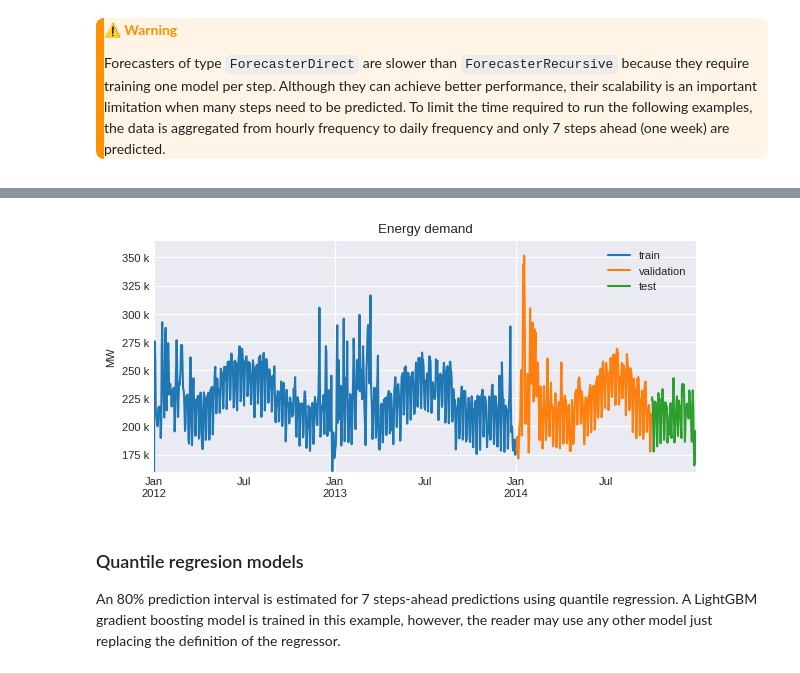
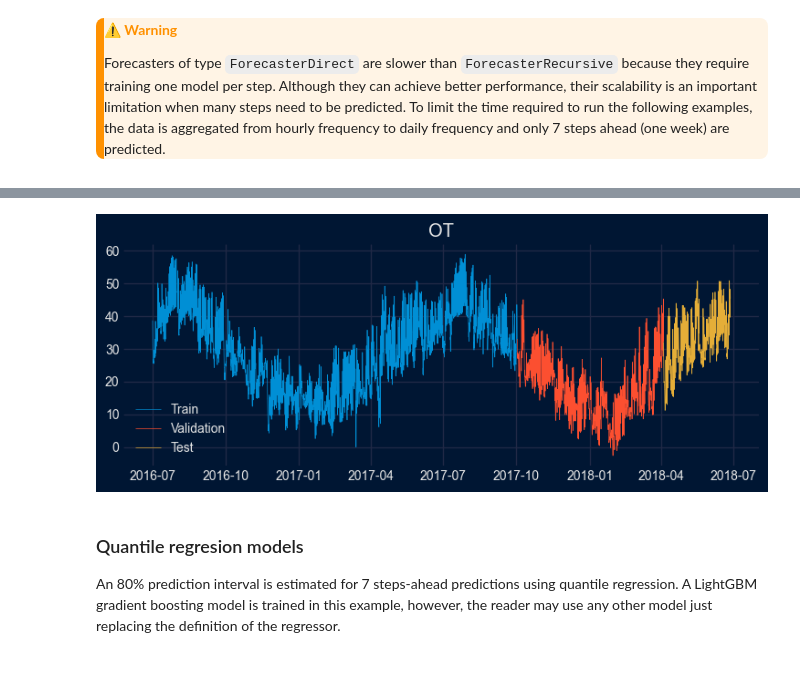
Before and after one commit to skforecast/skforecast, a Jupyter notebook: docs/user_guides/probabilistic-forecasting-quantile-regression.ipynb, the cells around one changed output, grey strips where cells are left out. Saved outputs shown, nothing was run; the diff lists cells and outputs as text; code cells hidden in the pictures.

```diff
--- a/docs/user_guides/probabilistic-forecasting-quantile-regression.ipynb
+++ b/docs/user_guides/probabilistic-forecasting-quantile-regression.ipynb
@@ -79,5 +114,7 @@ Forecasters of type <code>ForecasterDirect</code> are slower than <code>Forecast
 # %%
 # Data download
 # ==============================================================================
-data = fetch_dataset(name='vic_electricity')
+data = fetch_dataset(name='ett_m2')
+data = data[['OT']]
+data.head(2)
 # %% [output]
@@ -92,8 +140,9 @@ Shape of the dataset: (52608, 4)
 # %%
-# Data preparation (aggregation at daily level)
+# Plot target time series
 # ==============================================================================
-data = data.resample(rule="D", closed="left", label="right").agg(
-    {"Demand": "sum", "Temperature": "mean", "Holiday": "max"}
-)
-data.head(3)
+set_dark_theme()
+plt.rcParams['lines.linewidth'] = 0.5
+fig, ax = plt.subplots(figsize=(7, 3))
+ax.plot(data['OT'])
+ax.set_title("OT");
 # %% [output]
@@ -130,0 +214,12 @@ Test dates       : 2014-10-01 00:00:00 --- 2014-12-30 00:00:00  (n=91)
+# %%
+# Split train-validation-test
+# ==============================================================================
+end_train = '2017-10-01 23:59:00'
+end_validation = '2018-04-03 23:59:00'
+data_train = data.loc[: end_train, :]
+data_val   = data.loc[end_train:end_validation, :]
+data_test  = data.loc[end_validation:, :]
+
+print(f"Dates train      : {data_train.index.min()} --- {data_train.index.max()}  (n={len(data_train)})")
+print(f"Dates validacion : {data_val.index.min()} --- {data_val.index.max()}  (n={len(data_val)})")
+print(f"Dates test       : {data_test.index.min()} --- {data_test.index.max()}  (n={len(data_test)})")
@@ -131,18 +230,14 @@ Test dates       : 2014-10-01 00:00:00 --- 2014-12-30 00:00:00  (n=91)
 # %%
-# Plot time series partition
+# Plot partitions
 # ==============================================================================
-fig, ax = plt.subplots(figsize=(7, 3))
-data_train['Demand'].plot(label='train', ax=ax)
-data_val['Demand'].plot(label='validation', ax=ax)
-data_test['Demand'].plot(label='test', ax=ax)
-ax.yaxis.set_major_formatter(ticker.EngFormatter())
-ax.set_ylim(bottom=160_000)
-ax.set_ylabel('MW')
-ax.set_xlabel('')
-ax.set_title('Energy demand')
+fig, ax = plt.subplots(figsize=(8, 3))
+ax.plot(data_train['OT'], label='Train')
+ax.plot(data_val['OT'], label='Validation')
+ax.plot(data_test['OT'], label='Test')
+ax.set_title('OT')
 ax.legend();
 # %% [output]
-[figure, old version]
+[figure, new version]
 # %% [markdown]
 ### Quantile regresion models
 
```
Also changed, not shown: parts of 9 cells of this notebook, 2 other files.
